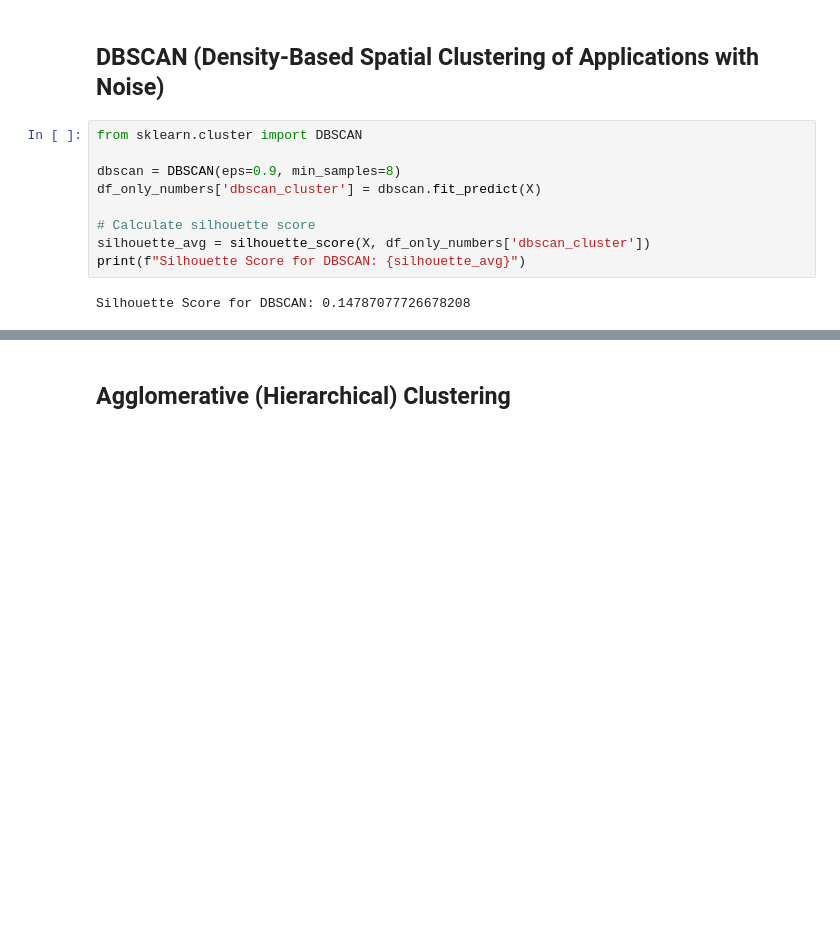
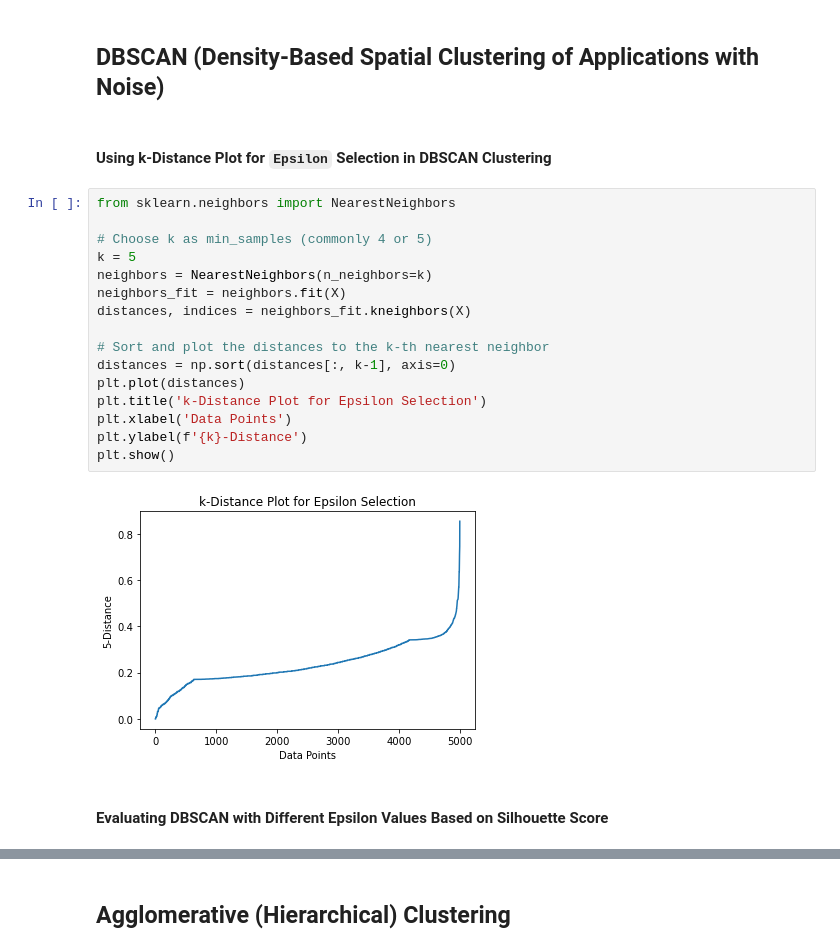
Before and after one commit to Mohammed-Mahmoud-Elsayed-Ahmed-MMES/Graduation-Project-Part-2-MLSC-Data-Science-Machine-Learning-Course, a Jupyter notebook: E-commerce Graduation Project part2 (Mohamed Mahmoud El-Sayed).ipynb, the cells around one changed output, grey strips where cells are left out. Cells and saved outputs as stored; diff of their text form; blank space fills up the shorter version.

```diff
--- a/E-commerce Graduation Project part2 (Mohamed Mahmoud El-Sayed).ipynb
+++ b/E-commerce Graduation Project part2 (Mohamed Mahmoud El-Sayed).ipynb
@@ -465,13 +475,24 @@ plt.show()
 # %% [markdown]
 ## DBSCAN (Density-Based Spatial Clustering of Applications with Noise)
-# %%
-from sklearn.cluster import DBSCAN
-
-dbscan = DBSCAN(eps=0.9, min_samples=8)
-df_only_numbers['dbscan_cluster'] = dbscan.fit_predict(X)
-
-# Calculate silhouette score
-silhouette_avg = silhouette_score(X, df_only_numbers['dbscan_cluster'])
-print(f"Silhouette Score for DBSCAN: {silhouette_avg}")
-# %% [output]
-Silhouette Score for DBSCAN: 0.14787077726678208
+# %% [markdown]
+#### Using k-Distance Plot for `Epsilon` Selection in DBSCAN Clustering
+# %%
+from sklearn.neighbors import NearestNeighbors
+
+# Choose k as min_samples (commonly 4 or 5)
+k = 5
+neighbors = NearestNeighbors(n_neighbors=k)
+neighbors_fit = neighbors.fit(X)
+distances, indices = neighbors_fit.kneighbors(X)
+
+# Sort and plot the distances to the k-th nearest neighbor
+distances = np.sort(distances[:, k-1], axis=0)
+plt.plot(distances)
+plt.title('k-Distance Plot for Epsilon Selection')
+plt.xlabel('Data Points')
+plt.ylabel(f'{k}-Distance')
+plt.show()
+# %% [output]
+[figure, added]
+# %% [markdown]
+#### Evaluating DBSCAN with Different Epsilon Values Based on Silhouette Score
```
Also changed, not shown: parts of 28 cells of this notebook.
